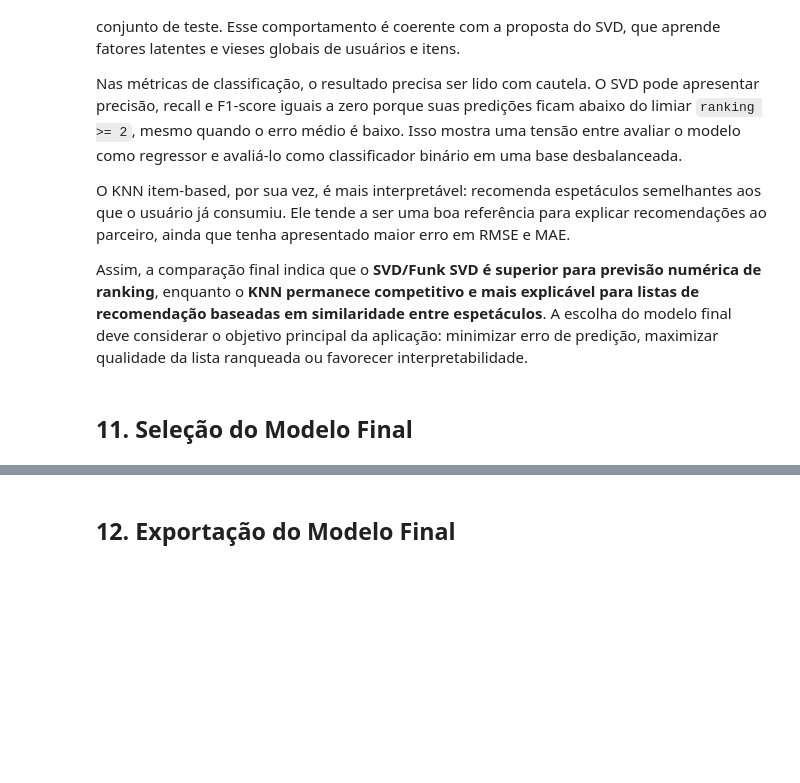
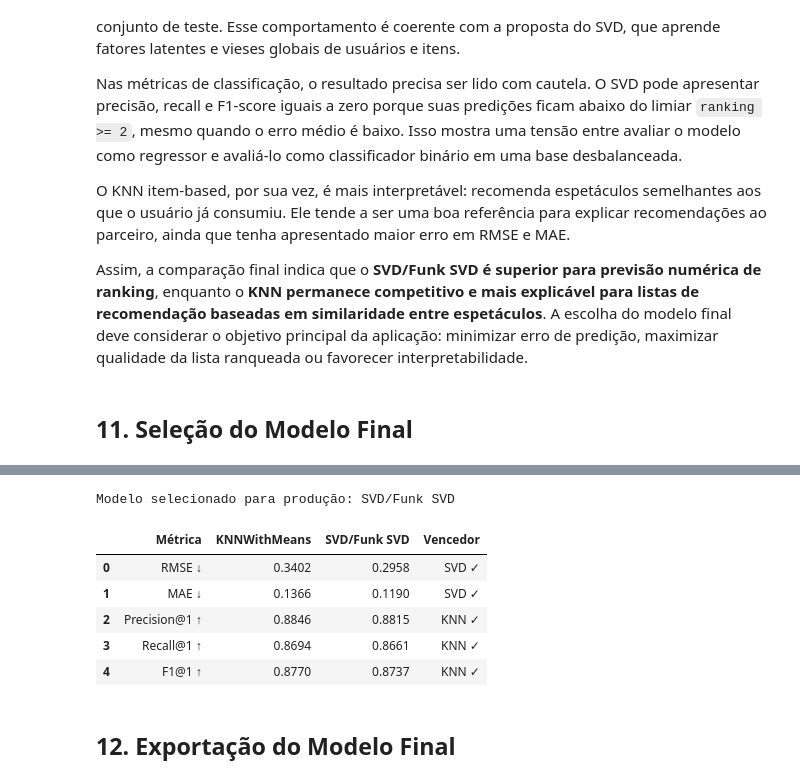
Before and after one commit to Kdu07/recomendashow, a Jupyter notebook: src/aad/04_avaliacao_inferencia.ipynb, the cells around one changed output, grey strips where cells are left out. Drawn from its saved outputs; the diff is of its cells as text; code cells hidden in the pictures; blank space fills up the shorter version.

```diff
--- a/src/aad/04_avaliacao_inferencia.ipynb
+++ b/src/aad/04_avaliacao_inferencia.ipynb
@@ -636,2 +671,37 @@ Assim, a comparação final indica que o **SVD/Funk SVD é superior para previs
+# %%
+resumo_selecao = pd.DataFrame({
+    "Métrica": ["RMSE ↓", "MAE ↓", "Precision@1 ↑", "Recall@1 ↑", "F1@1 ↑"],
+    "KNNWithMeans": [
+        round(rmse_knn, 4), round(mae_knn, 4),
+        round(metricas_top_k_knn["Precision@1"], 4),
+        round(metricas_top_k_knn["Recall@1"], 4),
+        round(metricas_top_k_knn["F1@1"], 4),
+    ],
+    "SVD/Funk SVD": [
+        round(rmse_svd, 4), round(mae_svd, 4),
+        round(metricas_top_k_svd["Precision@1"], 4),
+        round(metricas_top_k_svd["Recall@1"], 4),
+        round(metricas_top_k_svd["F1@1"], 4),
+    ],
+})
+
+resumo_selecao["Vencedor"] = resumo_selecao.apply(
+    lambda row: "SVD ✓" if (
+        (row.name < 2 and row["SVD/Funk SVD"] < row["KNNWithMeans"]) or
+        (row.name >= 2 and row["SVD/Funk SVD"] >= row["KNNWithMeans"])
+    ) else "KNN ✓",
+    axis=1
+)
+
+print("Modelo selecionado para produção: SVD/Funk SVD")
+resumo_selecao
+# %% [output]
+Modelo selecionado para produção: SVD/Funk SVD
+|  | Métrica | KNNWithMeans | SVD/Funk SVD | Vencedor |
+| 0 | RMSE ↓ | 0.3402 | 0.2958 | SVD ✓ |
+| 1 | MAE ↓ | 0.1366 | 0.1190 | SVD ✓ |
+| 2 | Precision@1 ↑ | 0.8846 | 0.8815 | KNN ✓ |
+| 3 | Recall@1 ↑ | 0.8694 | 0.8661 | KNN ✓ |
+| 4 | F1@1 ↑ | 0.8770 | 0.8737 | KNN ✓ |
 # %% [markdown]
 ## 12. Exportação do Modelo Final
```
Also changed, not shown: parts of 12 cells of this notebook.
